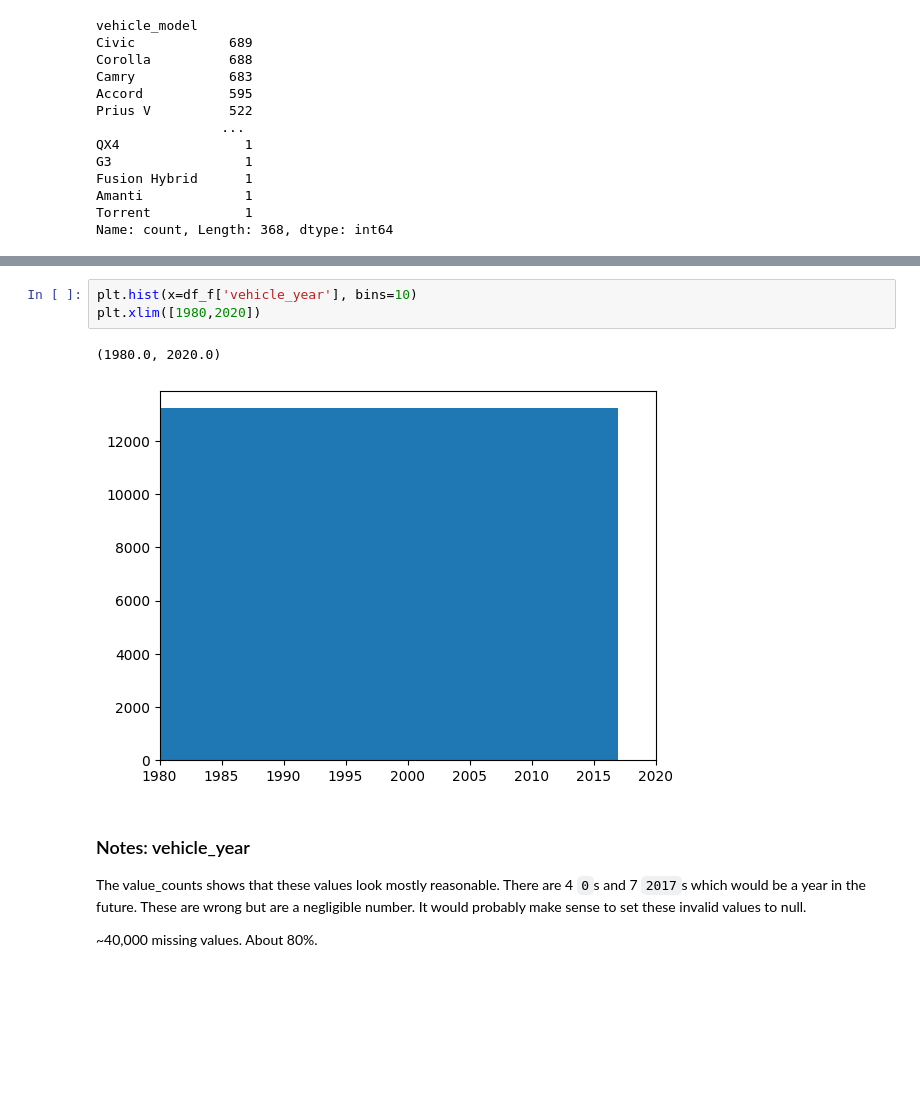
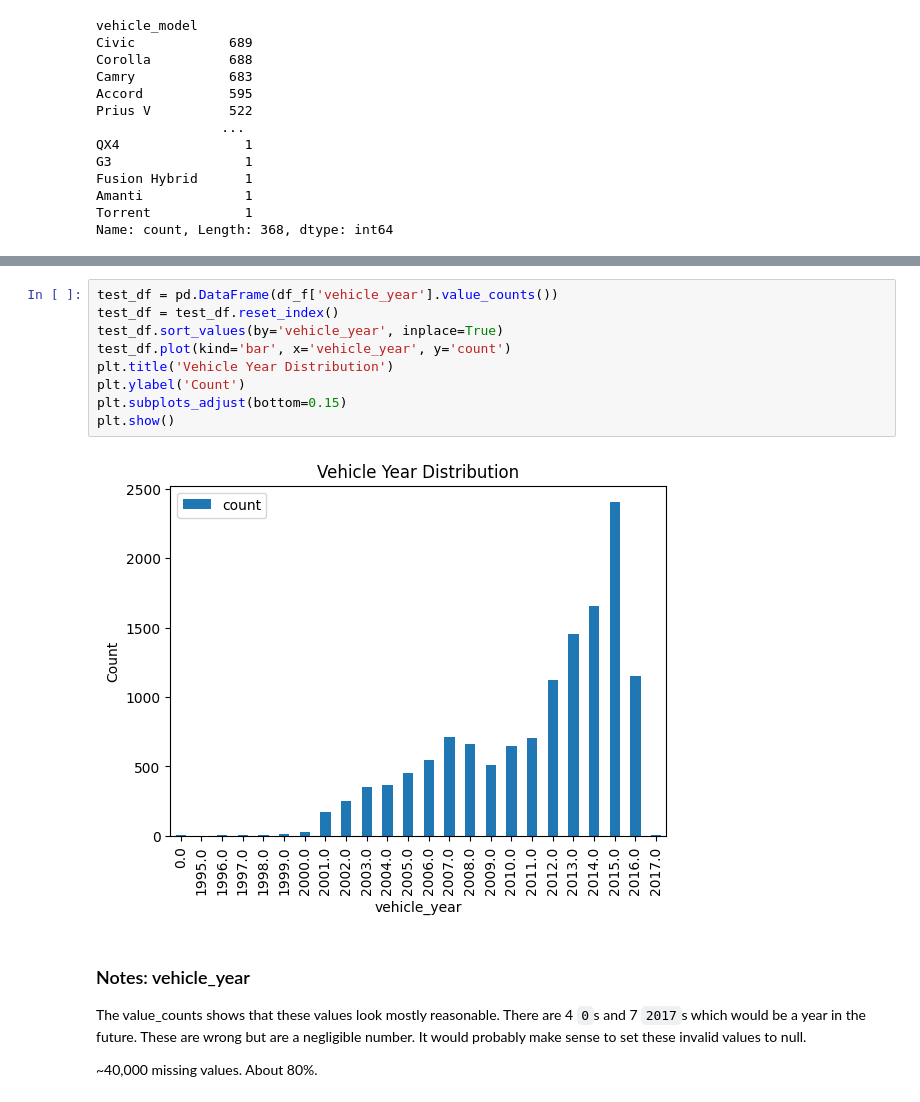
Before and after one commit to schraj/Uber-driver-churn-prediction, a Jupyter notebook: churn_prediction.ipynb, the cells around one changed output, grey strips where cells are left out. Drawn from its saved outputs; the diff is of its cells as text; blank space fills up the shorter version.

Commit message:
fix graph

```diff
--- a/churn_prediction.ipynb
+++ b/churn_prediction.ipynb
@@ -387,12 +387,17 @@ vehicle_year
 0.0          4
 1995.0       1
 Name: count, dtype: int64
-# %%
-plt.hist(x=df_f['vehicle_year'], bins=10)
-plt.xlim([1980,2020])
-# %% [output]
-(1980.0, 2020.0)
-[figure, removed]
+# %%
+test_df = pd.DataFrame(df_f['vehicle_year'].value_counts())
+test_df = test_df.reset_index()
+test_df.sort_values(by='vehicle_year', inplace=True)
+test_df.plot(kind='bar', x='vehicle_year', y='count')
+plt.title('Vehicle Year Distribution')
+plt.ylabel('Count')
+plt.subplots_adjust(bottom=0.15)
+plt.show()
+# %% [output]
+[figure, added]
 # %% [markdown]
 ### Notes: vehicle_year
 The value_counts shows that these values look mostly reasonable. There are 4 `0`s and 7 `2017`s which would be a year in the future.  These are wrong but are a negligible number.  It would probably make sense to set these invalid values to null.
```
Also changed, not shown: parts of 1 cell of this notebook.
